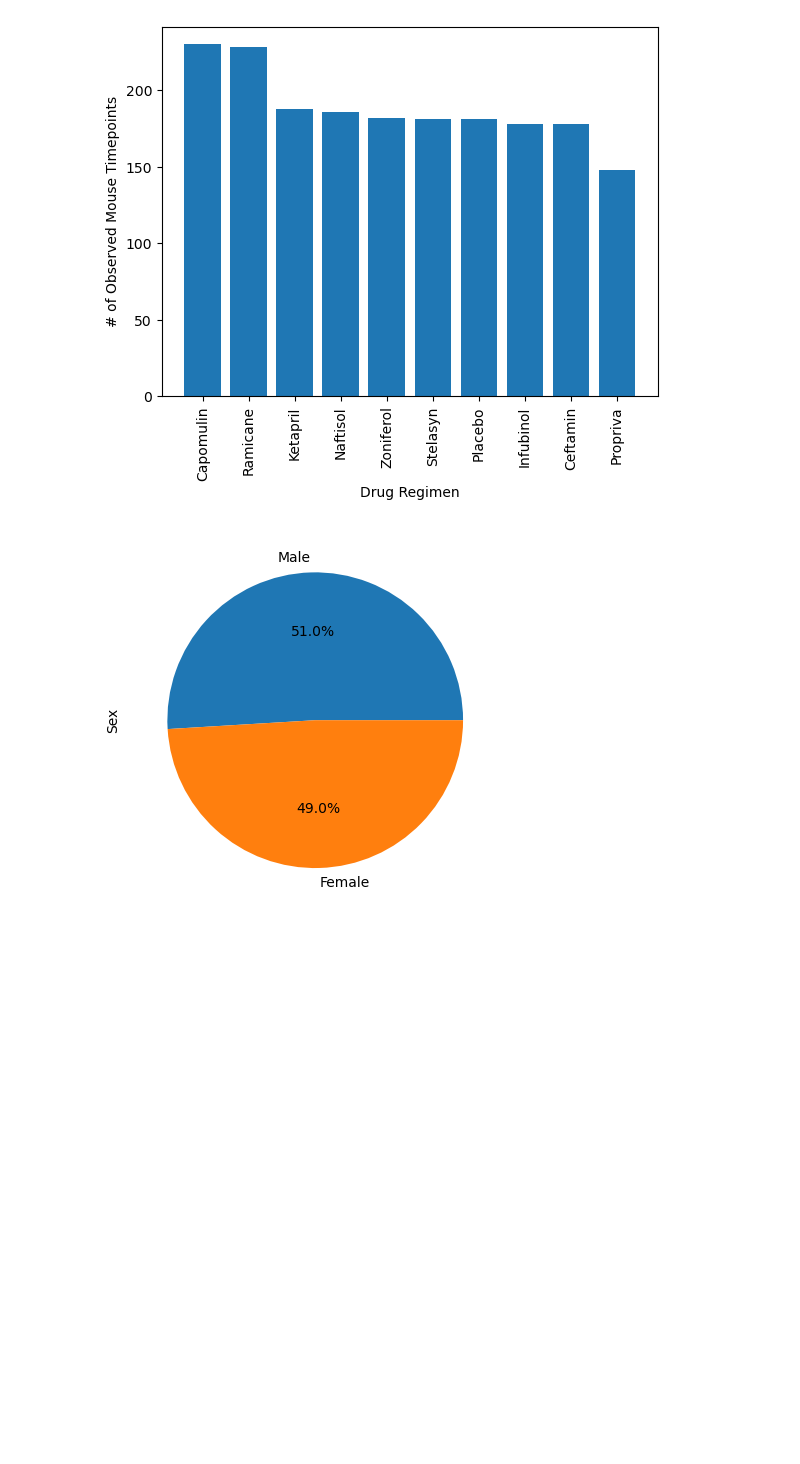
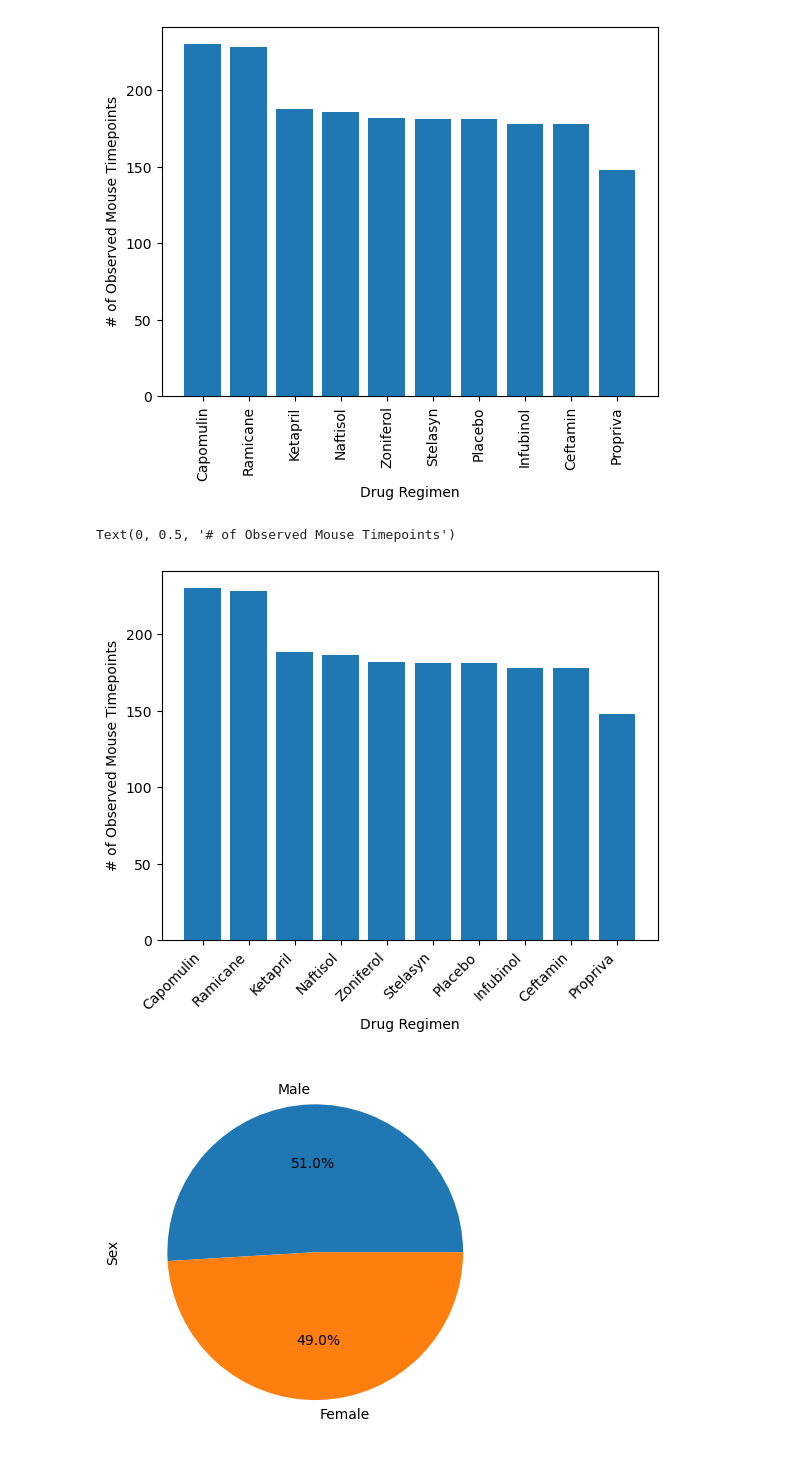
Before and after one commit to Tylerwilliams3644/Matplotlib-Challenge, a Jupyter notebook: Pymaceuticals/pymaceuticals_starter.ipynb, the cells around one changed output. Drawn from its saved outputs; the diff is of its cells as text; code cells hidden in the pictures; blank space fills up the shorter version.

```diff
--- a/Pymaceuticals/pymaceuticals_starter.ipynb
+++ b/Pymaceuticals/pymaceuticals_starter.ipynb
@@ -161,6 +341,16 @@ SyntaxError: invalid syntax (216202237.py, line 1)
 # Generate a bar plot showing the total number of rows (Mouse ID/Timepoints) for each drug regimen using pyplot.
 # %% [output]
 [figure]
+# %%
+x_axis = data_to_plot.index
+y_axis = data_to_plot.values
+plt.bar(x_axis, y_axis)
+plt.xticks(rotation = 45, ha = 'right')
+plt.xlabel("Drug Regimen")
+plt.ylabel("# of Observed Mouse Timepoints")
+# %% [output]
+Text(0, 0.5, '# of Observed Mouse Timepoints')
+[figure, added]
 # %%
 # Generate a pie plot showing the distribution of female versus male mice using Pandas
 # %% [output]
```
Also changed, not shown: parts of 18 cells of this notebook.
